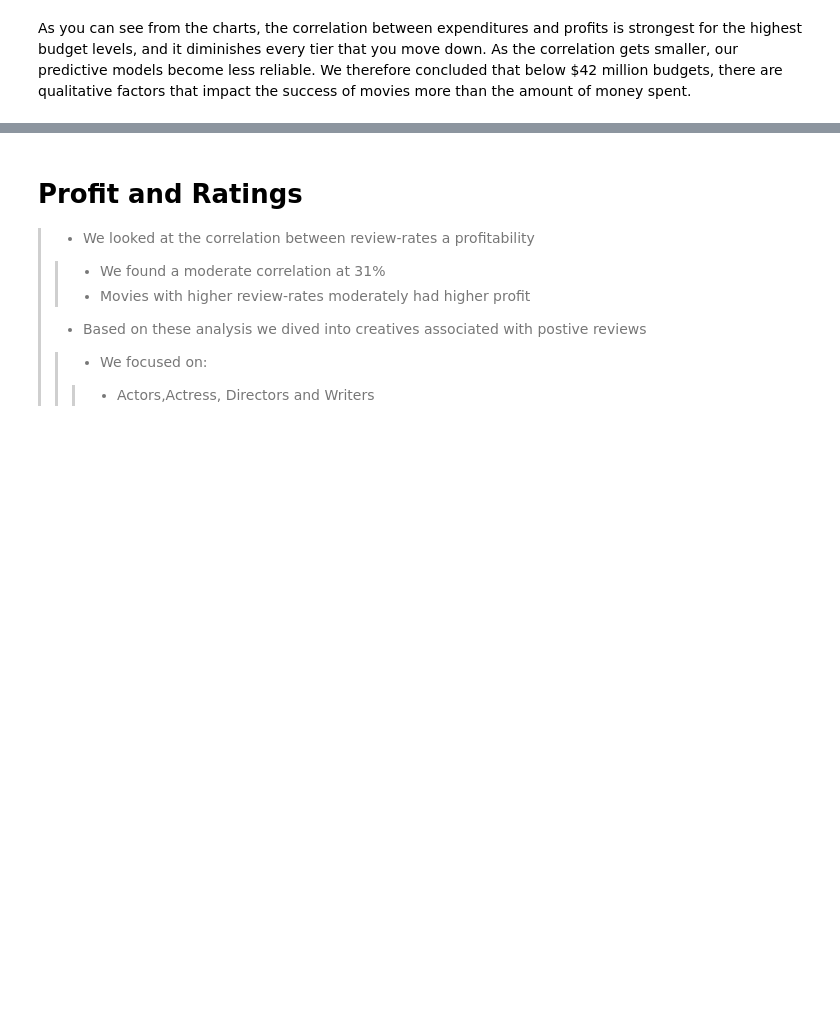
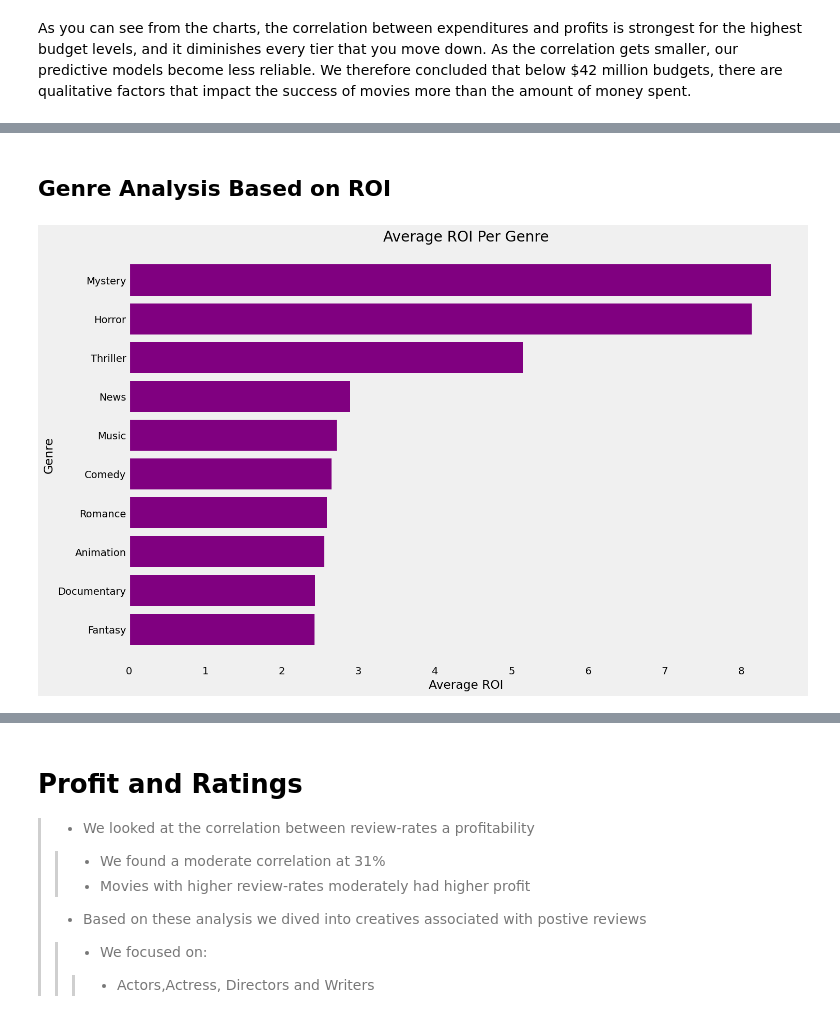
Before and after one commit to dvdhartsman/Phase_2_Movie_Project, a Jupyter notebook: Final_Project_Notebook.ipynb, the cells around one changed output, grey strips where cells are left out. Saved outputs shown, nothing was run; the diff lists cells and outputs as text; code cells hidden in the pictures; blank space fills up the shorter version.

```diff
--- a/Final_Project_Notebook.ipynb
+++ b/Final_Project_Notebook.ipynb
@@ -219,0 +196,6 @@ As you can see from the charts, the correlation between expenditures and profits
+# %%
+# Convert 'genres' to string and then split
+final_data['genres'] = final_data['genres'].astype(str).str.split(',')
+# Explode the 'genres' column
+final_data_exp = final_data.explode('genres')
+final_data_exp
@@ -219,0 +216,19 @@ As you can see from the charts, the correlation between expenditures and profits
+# %% [markdown]
+## Genre Analysis Based on ROI
+# %%
+# Find ROI per genre and sort in descending order
+average_roi_per_genre = final_data_exp.groupby('genres')['roi'].mean().sort_values(ascending=False).reset_index()
+
+# Select the top 10 genres with the highest ROI and reverse the order
+top_10_genres = average_roi_per_genre.head(10).iloc[::-1]
+
+# Plot
+plt.figure(figsize=(15, 10))
+plt.barh(top_10_genres['genres'], top_10_genres['roi'], color='purple')
+plt.xlabel('Average ROI')
+plt.ylabel('Genre')
+plt.title('Average ROI Per Genre')
+plt.grid(False)
+plt.show()
+# %% [output]
+[figure, added]
```
Also changed, not shown: parts of 21 cells of this notebook.
